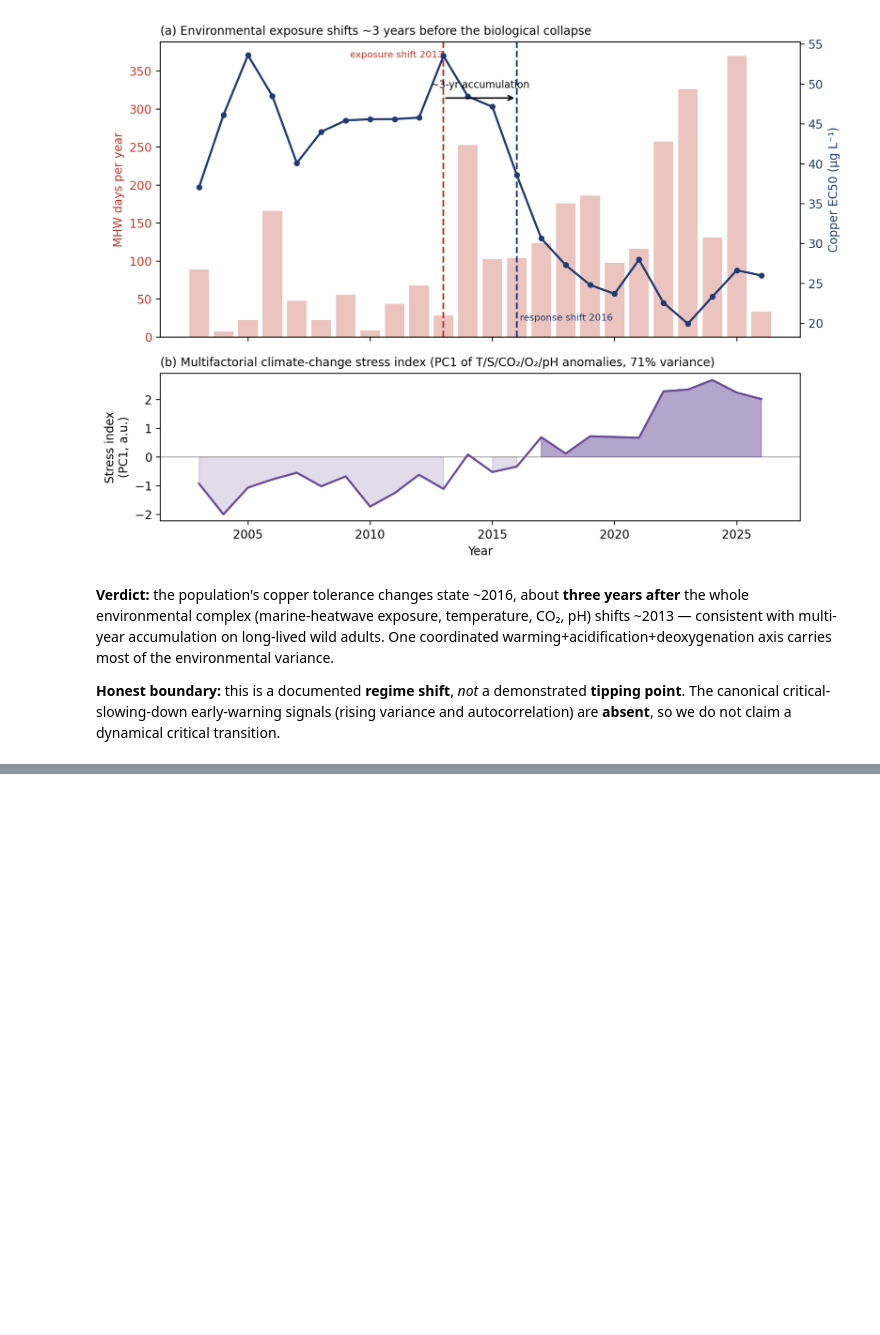
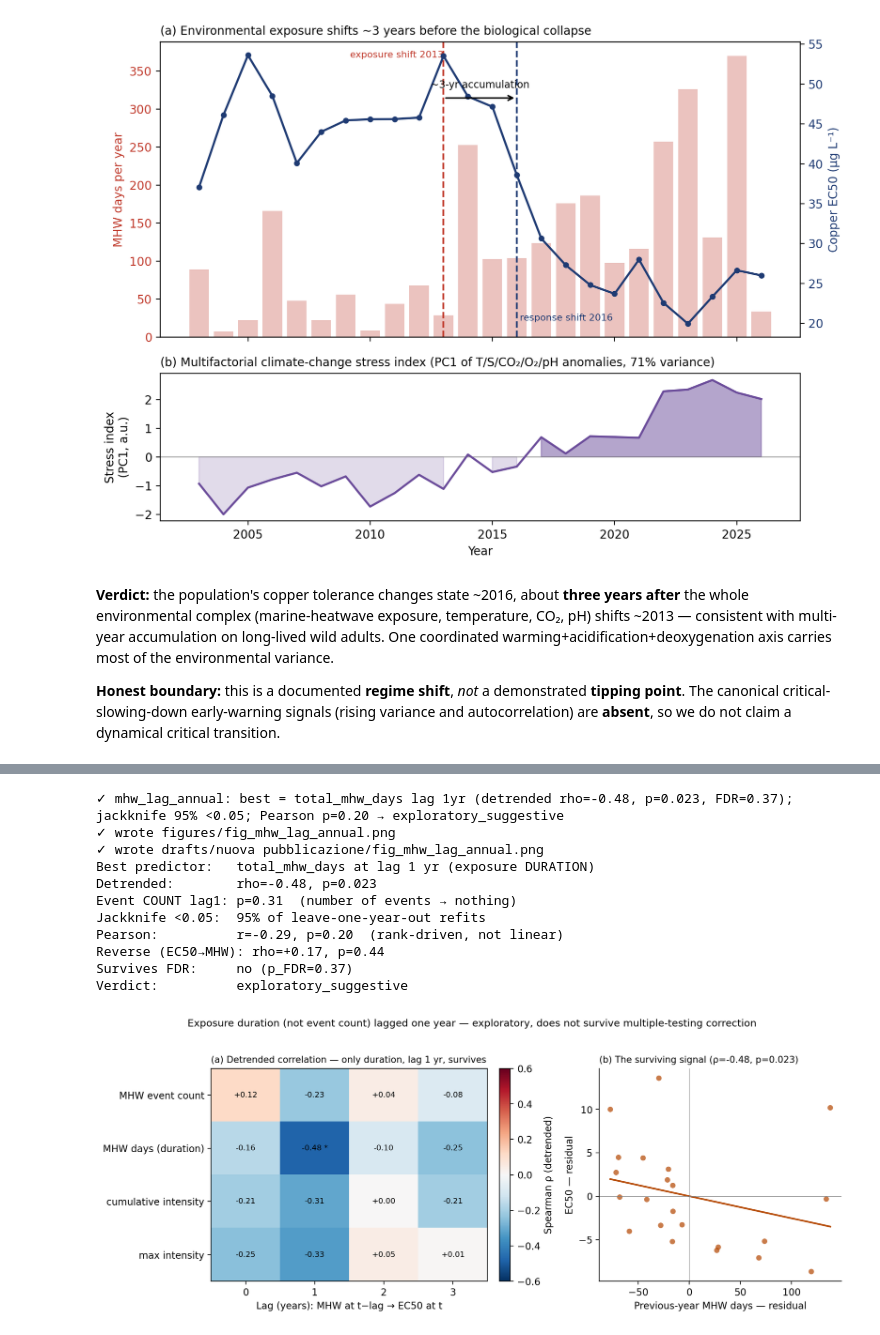
Before and after one commit to scatenag/climate_change_on_sea_urchins, a Jupyter notebook: narrative_sentinel_regime_shift.ipynb, the cells around one changed output, grey strips where cells are left out. Saved outputs shown, nothing was run; the diff lists cells and outputs as text; code cells hidden in the pictures; blank space fills up the shorter version.

```diff
--- a/narrative_sentinel_regime_shift.ipynb
+++ b/narrative_sentinel_regime_shift.ipynb
@@ -145,0 +152,26 @@ The canonical critical-slowing-down early-warning signals (rising variance and a
+# %%
+mhw_lag_annual.run(); run_fig("make_mhw_lag_annual_figure.py")
+m = json.load(open(RESULTS/"mhw_lag_annual_summary.json"))
+bs, rb = m["best_signal"], m["robustness"]
+print(f"Best predictor:   {bs['predictor']} at lag {bs['lag_years']} yr (exposure DURATION)")
+print(f"Detrended:        rho={bs['rho_detrended_spearman']:+.2f}, p={bs['p_detrended_spearman']:.3f}")
+print(f"Event COUNT lag1: p={m['event_count_lag1_detrended_p']:.2f}  (number of events → nothing)")
+print(f"Jackknife <0.05:  {rb['jackknife_frac_below_0p05']*100:.0f}% of leave-one-year-out refits")
+print(f"Pearson:          r={rb['pearson_r']:+.2f}, p={rb['pearson_p']:.2f}  (rank-driven, not linear)")
+print(f"Reverse (EC50→MHW): rho={rb['reverse_direction_rho']:+.2f}, p={rb['reverse_direction_p']:.2f}")
+print(f"Survives FDR:     {'yes' if bs['p_detrended_fdr_bh']<0.05 else 'no'} (p_FDR={bs['p_detrended_fdr_bh']:.2f})")
+print(f"Verdict:          {m['verdict']}")
+display(Image(str(FIGS/"fig_mhw_lag_annual.png")))
+# %% [output]
+✓ mhw_lag_annual: best = total_mhw_days lag 1yr (detrended rho=-0.48, p=0.023, FDR=0.37); jackknife 95% <0.05; Pearson p=0.20 → exploratory_suggestive
+✓ wrote figures/fig_mhw_lag_annual.png
+✓ wrote drafts/nuova pubblicazione/fig_mhw_lag_annual.png
+Best predictor:   total_mhw_days at lag 1 yr (exposure DURATION)
+Detrended:        rho=-0.48, p=0.023
+Event COUNT lag1: p=0.31  (number of events → nothing)
+Jackknife <0.05:  95% of leave-one-year-out refits
+Pearson:          r=-0.29, p=0.20  (rank-driven, not linear)
+Reverse (EC50→MHW): rho=+0.17, p=0.44
+Survives FDR:     no (p_FDR=0.37)
+Verdict:          exploratory_suggestive
+[figure, added]
```
Also changed, not shown: parts of 4 cells of this notebook, 9 other files.
